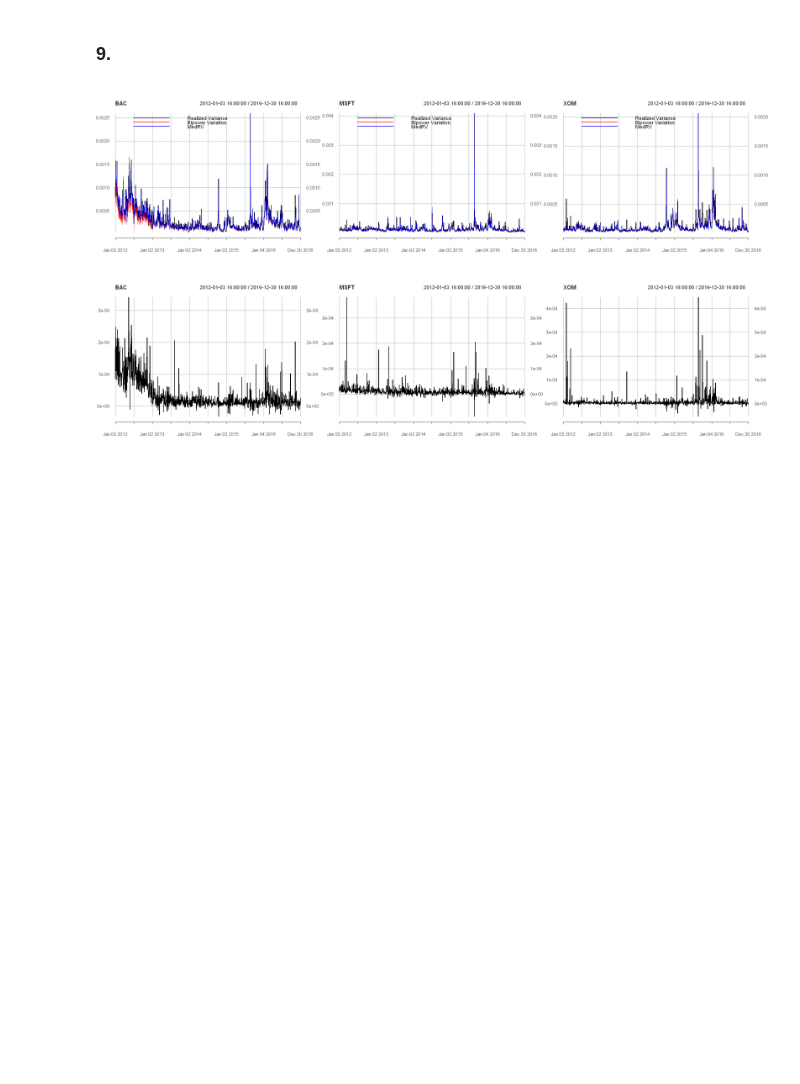
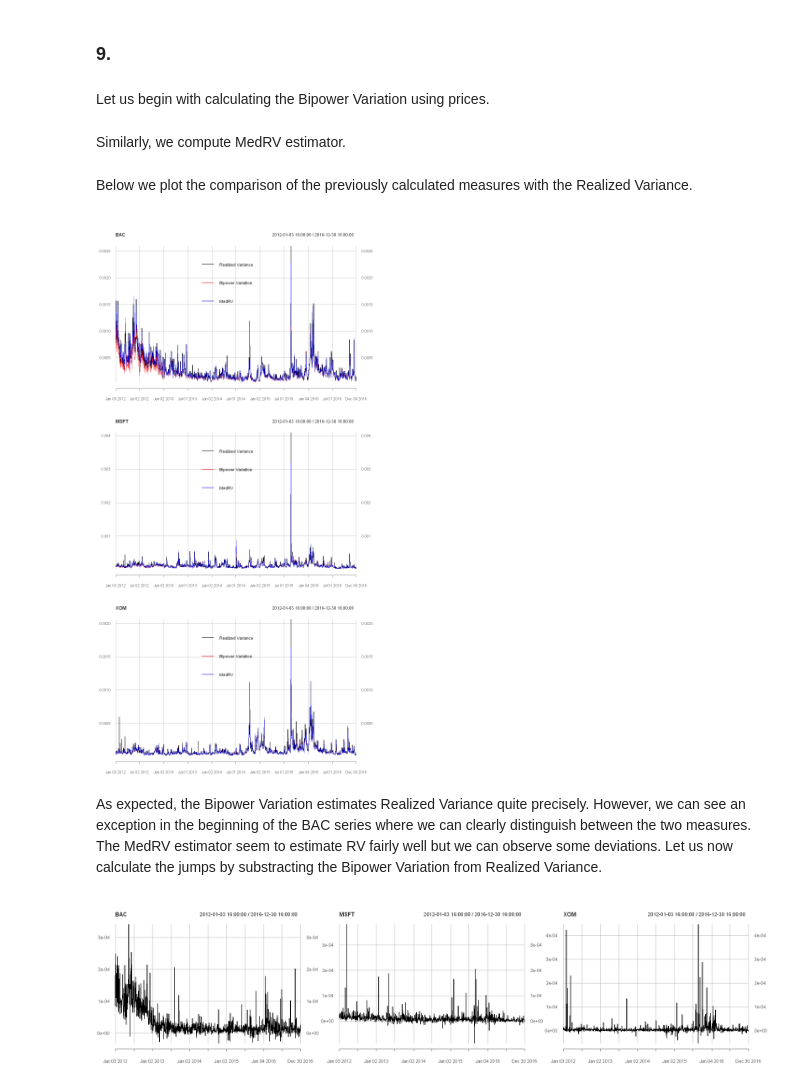
Before and after one commit to JanK0095/Financial-Econometrics-Course-Projects, a Jupyter notebook: HW3/FE1_HW3_Kubal_Mattanelli.ipynb, the cells around one changed output. Drawn from its saved outputs; the diff is of its cells as text; code cells hidden in the pictures; blank space fills up the shorter version.

```diff
--- a/HW3/FE1_HW3_Kubal_Mattanelli.ipynb
+++ b/HW3/FE1_HW3_Kubal_Mattanelli.ipynb
@@ -487,12 +467,12 @@ for (i in 1:3) { #Looping through the tickers
 }
 # %%
 #Plotting
-options(repr.plot.width = 20, repr.plot.height = 5)
-par(mfrow = c(1, 3)) #Setting up the grid
+options(repr.plot.width = 10, repr.plot.height = 20)
+par(mfrow = c(3, 1)) #Setting up the grid
 for (i in 1:3) { #Looping through the tickers
     plot(as.numeric(real_var_subsets[[i]][[1]]), type = "l", xlab = "", ylab = "", main = stock_names[i])
     lines(as.numeric(real_var_subsets[[i]][[2]]), col = "red")
     lines(as.numeric(real_var_subsets[[i]][[3]]), col = "blue")
-    legend("topleft", sub_periods, col = c("black", "red", "blue"), lty = 1, bty = "n", cex = 1.5, lwd = 2)
+    legend("topright", sub_periods, col = c("black", "red", "blue"), lty = 1, bty = "n", cex = 1.2, lwd = 2)
 }
 # %% [output]
@@ -554,0 +545,8 @@ for (i in 1:3) {
+# %%
+#Average share of intrady RV for each sub-period
+for (i in 1:3) { #Looping through the stocks
+    print(stock_names[i])
+    for (j in 1:3) { #Looping through the sub-periods
+        print(paste(sub_periods[j], ": ", mean(percentage_shares[[i]][, j], na.rm = T)))
+    }
+}
@@ -584,12 +600,12 @@ for (i in 1:3) { #Looping through the tickers
 }
 # %%
 #Plotting
-options(repr.plot.width = 20, repr.plot.height = 5)
-par(mfrow = c(1, 3)) #Setting up the grid
+options(repr.plot.width = 10, repr.plot.height = 20)
+par(mfrow = c(3, 1)) #Setting up the grid
 for (i in 1:3) { #Looping through the tickers
     plot(as.numeric(real_var_subsets_from_prices[[i]][[1]]), type = "l", xlab = "", ylab = "", main = stock_names[i])
     lines(as.numeric(real_var_subsets_from_prices[[i]][[2]]), col = "red")
     lines(as.numeric(real_var_subsets_from_prices[[i]][[3]]), col = "blue")
-    legend("topleft", sub_periods, col = c("black", "red", "blue"), lty = 1, bty = "n", cex = 1.5, lwd = 2)
+    legend("topright", sub_periods, col = c("black", "red", "blue"), lty = 1, bty = "n", cex = 1.2, lwd = 2)
 }
 # %% [output]
@@ -645,0 +671,8 @@ for (i in 1:3) {
+# %%
+#Average share of intrady RV for each sub-period (calculated from raw prices)
+for (i in 1:3) { #Looping through the stocks
+    print(stock_names[i])
+    for (j in 1:3) { #Looping through the sub-periods
+        print(paste(sub_periods[j], ": ", mean(percentage_shares_from_prices[[i]][, j], na.rm = T)))
+    }
+}
@@ -646,30 +692,38 @@ for (i in 1:3) {
 # %% [markdown]
 ### 9.
+# %% [markdown]
+Let us begin with calculating the Bipower Variation using prices.
 # %%
 #Calculating Bipower Variation from prices
 bpv <- vector("list", 3)
 for (i in 1:3) {
     bpv[[i]] <- rBPCov(hw3_data_restricted[[i]], makeReturns = T)
 }
+# %% [markdown]
+Similarly, we compute MedRV estimator.
 # %%
 #Calculating MedRV from prices
 medrv <- vector("list", 3)
 for (i in 1:3) {
     medrv[[i]] <- rMedRVar(hw3_data_restricted[[i]], makeReturns = T)
 }
+# %% [markdown]
+Below we plot the comparison of the previously calculated measures with the Realized Variance.
 # %%
 #Plotting the comparison of RV, BPV, MedRv
-options(repr.plot.width = 20, repr.plot.height = 5)
-par(mfrow = c(1, 3))
+options(repr.plot.width = 10, repr.plot.height = 20)
+par(mfrow = c(3, 1))
 for (i in 1:3) { #Looping through the tickers
     plot_holder <- plot(real_var_from_prices[[i]], main = stock_names[i])
     plot_holder <- lines(bpv[[i]], col = "red")
     plot_holder <- lines(medrv[[i]], col = "blue")
-    plot_holder <- addLegend("topleft", on = 1, legend.names = c("Realized Variance", "Bipower Variation", "MedRV"), col = c("black", "red", "blue"), lty = 1, bty = "n", lwd = 2)
+    plot_holder <- addLegend("top", on = 1, legend.names = c("Realized Variance", "Bipower Variation", "MedRV"), col = c("black", "red", "blue"), lty = 1, bty = "n", lwd = 2)
     print(plot_holder)
 }
 # %% [output]
-[figure, old version]
+[figure, new version]
+# %% [markdown]
+As expected, the Bipower Variation estimates Realized Variance quite precisely. However, we can see an exception in the beginning of the BAC series where we can clearly distinguish between the two measures. The MedRV estimator seem to estimate RV fairly well but we can observe some deviations. Let us now calculate the jumps by substracting the Bipower Variation from Realized Variance.
 # %%
 #Calculating the jumps
 jumps <- vector("list", 3)
```
Also changed, not shown: parts of 68 cells of this notebook.
